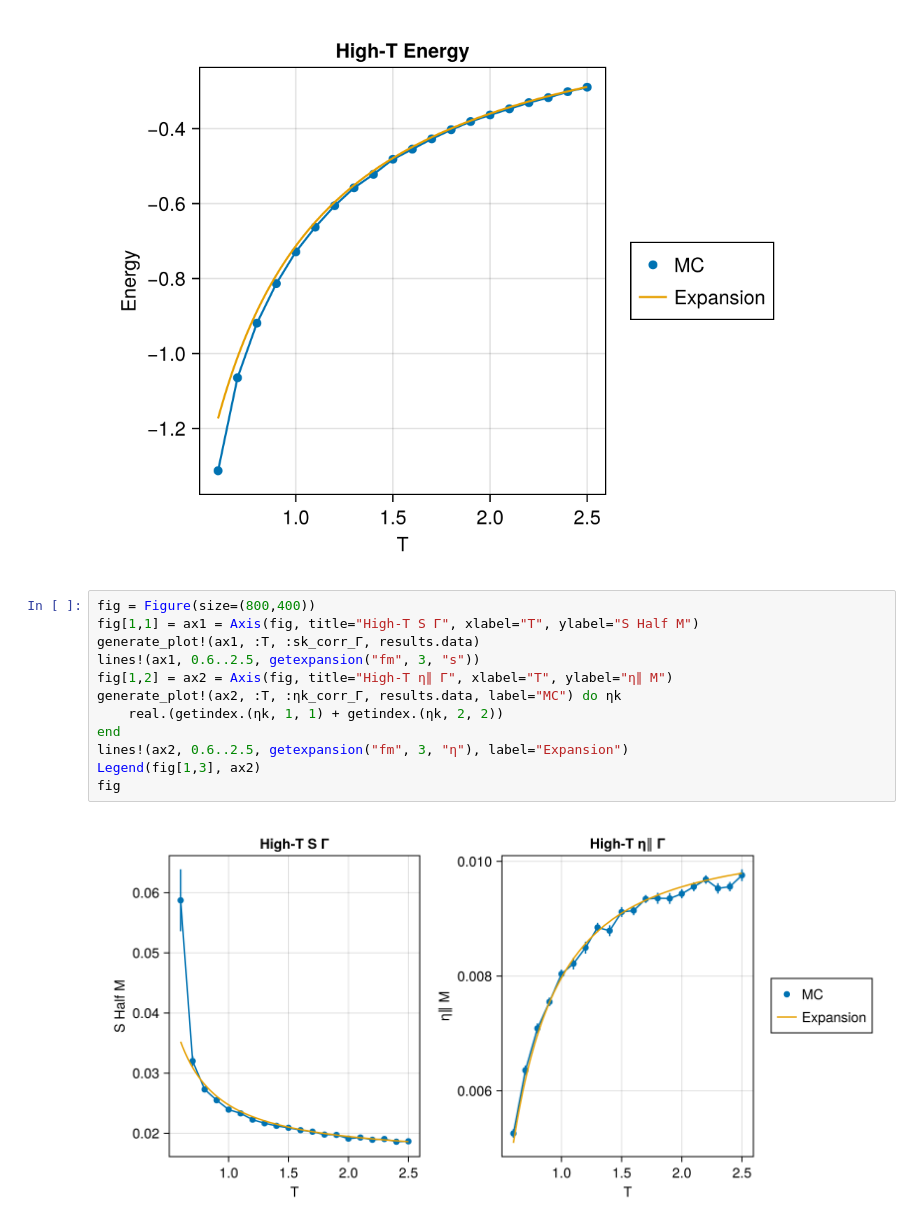
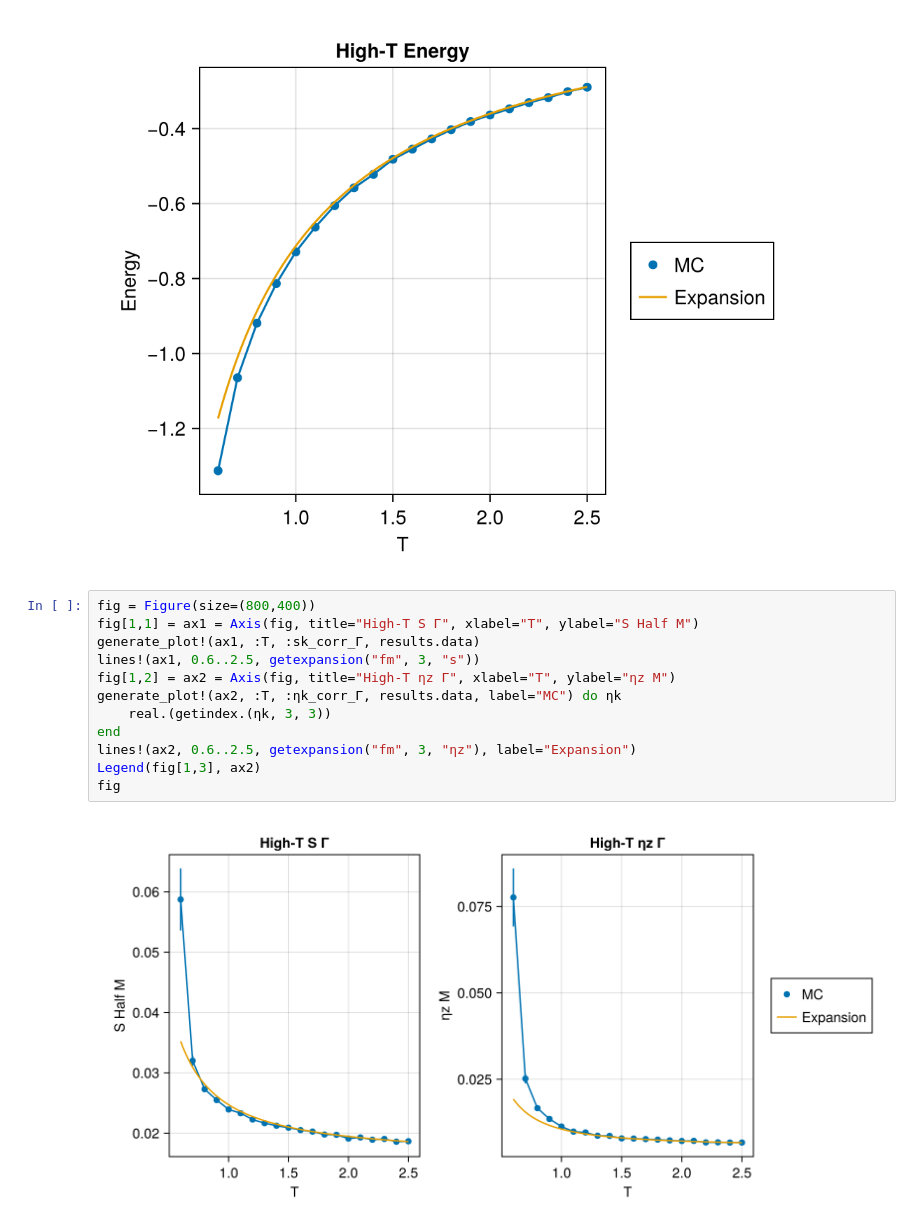
Before and after one commit to PatXue/WignerMolecule.jl, a Jupyter notebook: high-temp/plotting.ipynb, the cells around one changed output. Drawn from its saved outputs; the diff is of its cells as text.

Commit message:
Correct to plot eta z for FM in high-T

```diff
--- a/high-temp/plotting.ipynb
+++ b/high-temp/plotting.ipynb
@@ -178,14 +178,14 @@ fig
 # %%
 fig = Figure(size=(800,400))
 fig[1,1] = ax1 = Axis(fig, title="High-T S Γ", xlabel="T", ylabel="S Half M")
 generate_plot!(ax1, :T, :sk_corr_Γ, results.data)
 lines!(ax1, 0.6..2.5, getexpansion("fm", 3, "s"))
-fig[1,2] = ax2 = Axis(fig, title="High-T η∥ Γ", xlabel="T", ylabel="η∥ M")
+fig[1,2] = ax2 = Axis(fig, title="High-T ηz Γ", xlabel="T", ylabel="ηz M")
 generate_plot!(ax2, :T, :ηk_corr_Γ, results.data, label="MC") do ηk
-    real.(getindex.(ηk, 1, 1) + getindex.(ηk, 2, 2))
+    real.(getindex.(ηk, 3, 3))
 end
-lines!(ax2, 0.6..2.5, getexpansion("fm", 3, "η"), label="Expansion")
+lines!(ax2, 0.6..2.5, getexpansion("fm", 3, "ηz"), label="Expansion")
 Legend(fig[1,3], ax2)
 fig
 # %% [output]
-[figure, old version]
+[figure, new version]
```
